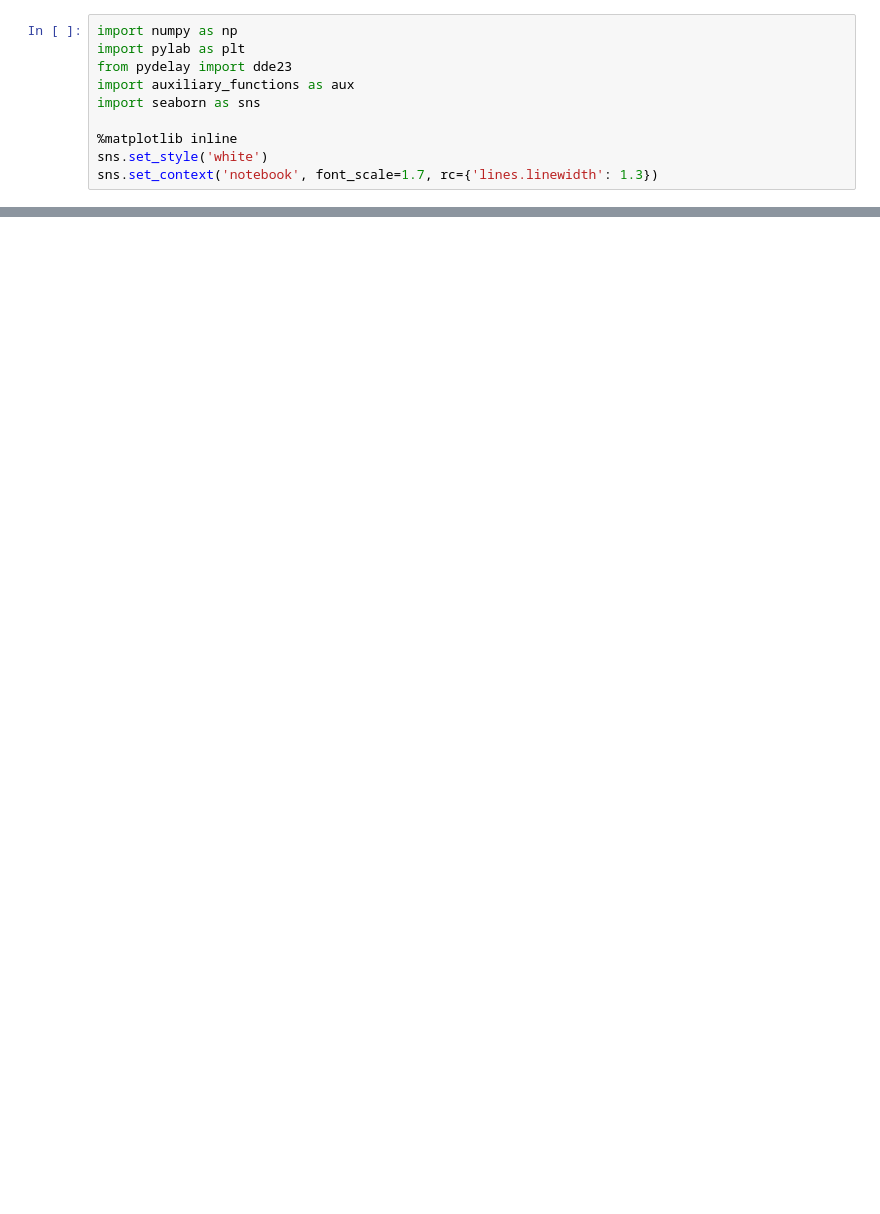
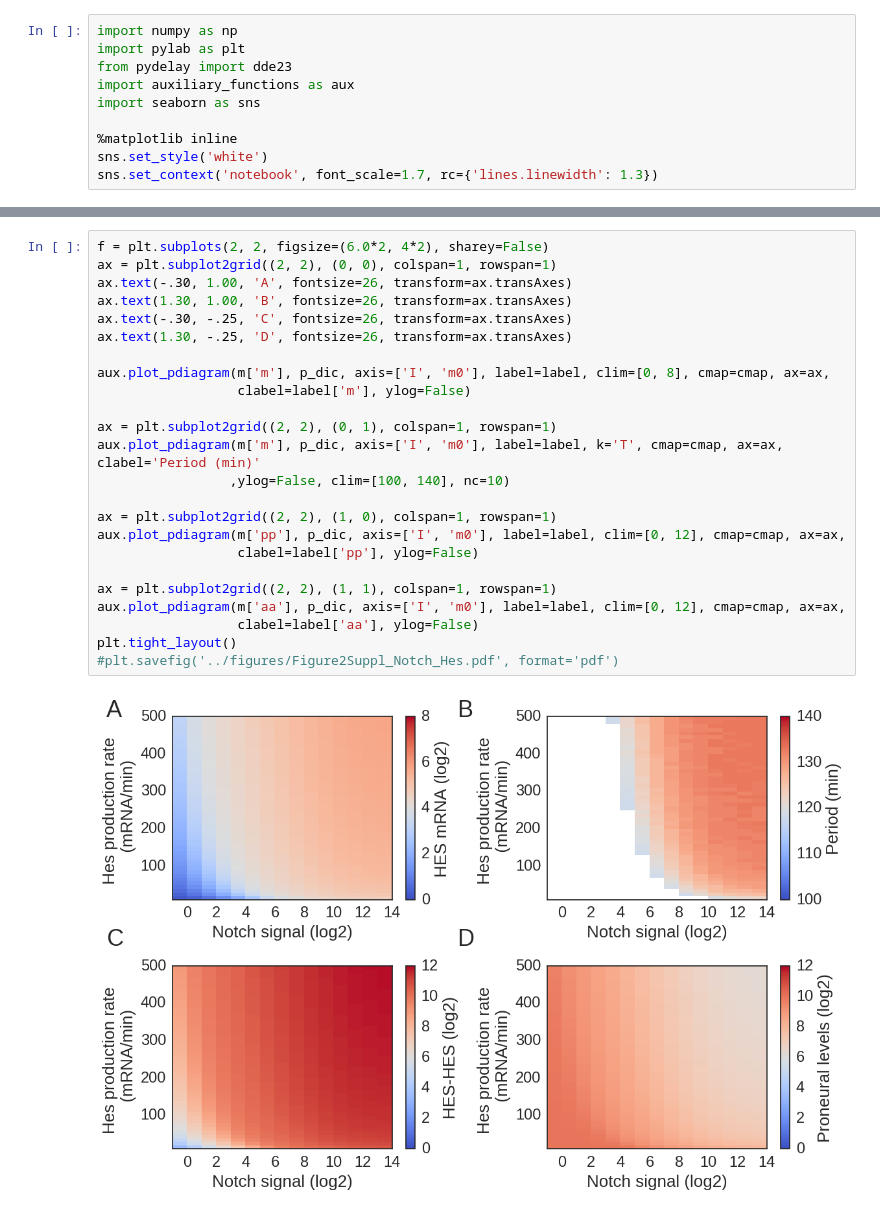
Before and after one commit to mboareto/InterplayNotchID_neurogenesis, a Jupyter notebook: InterplayNotch_IDs_modelling.ipynb, the cells around one changed output, grey strips where cells are left out. Saved outputs shown, nothing was run; the diff lists cells and outputs as text; blank space fills up the shorter version.

```diff
--- a/InterplayNotch_IDs_modelling.ipynb
+++ b/InterplayNotch_IDs_modelling.ipynb
@@ -79,0 +99,26 @@ plt.tight_layout()
+# %%
+f = plt.subplots(2, 2, figsize=(6.0*2, 4*2), sharey=False)
+ax = plt.subplot2grid((2, 2), (0, 0), colspan=1, rowspan=1)
+ax.text(-.30, 1.00, 'A', fontsize=26, transform=ax.transAxes)
+ax.text(1.30, 1.00, 'B', fontsize=26, transform=ax.transAxes)
+ax.text(-.30, -.25, 'C', fontsize=26, transform=ax.transAxes)
+ax.text(1.30, -.25, 'D', fontsize=26, transform=ax.transAxes)
+
+aux.plot_pdiagram(m['m'], p_dic, axis=['I', 'm0'], label=label, clim=[0, 8], cmap=cmap, ax=ax,
+                  clabel=label['m'], ylog=False)
+
+ax = plt.subplot2grid((2, 2), (0, 1), colspan=1, rowspan=1)
+aux.plot_pdiagram(m['m'], p_dic, axis=['I', 'm0'], label=label, k='T', cmap=cmap, ax=ax, clabel='Period (min)'
+                 ,ylog=False, clim=[100, 140], nc=10)
+
+ax = plt.subplot2grid((2, 2), (1, 0), colspan=1, rowspan=1)
+aux.plot_pdiagram(m['pp'], p_dic, axis=['I', 'm0'], label=label, clim=[0, 12], cmap=cmap, ax=ax,
+                  clabel=label['pp'], ylog=False)
+
+ax = plt.subplot2grid((2, 2), (1, 1), colspan=1, rowspan=1)
+aux.plot_pdiagram(m['aa'], p_dic, axis=['I', 'm0'], label=label, clim=[0, 12], cmap=cmap, ax=ax,
+                  clabel=label['aa'], ylog=False)
+plt.tight_layout()
+#plt.savefig('../figures/Figure2Suppl_Notch_Hes.pdf', format='pdf')
+# %% [output]
+[figure, added]
```
Also changed, not shown: parts of 8 cells of this notebook.
